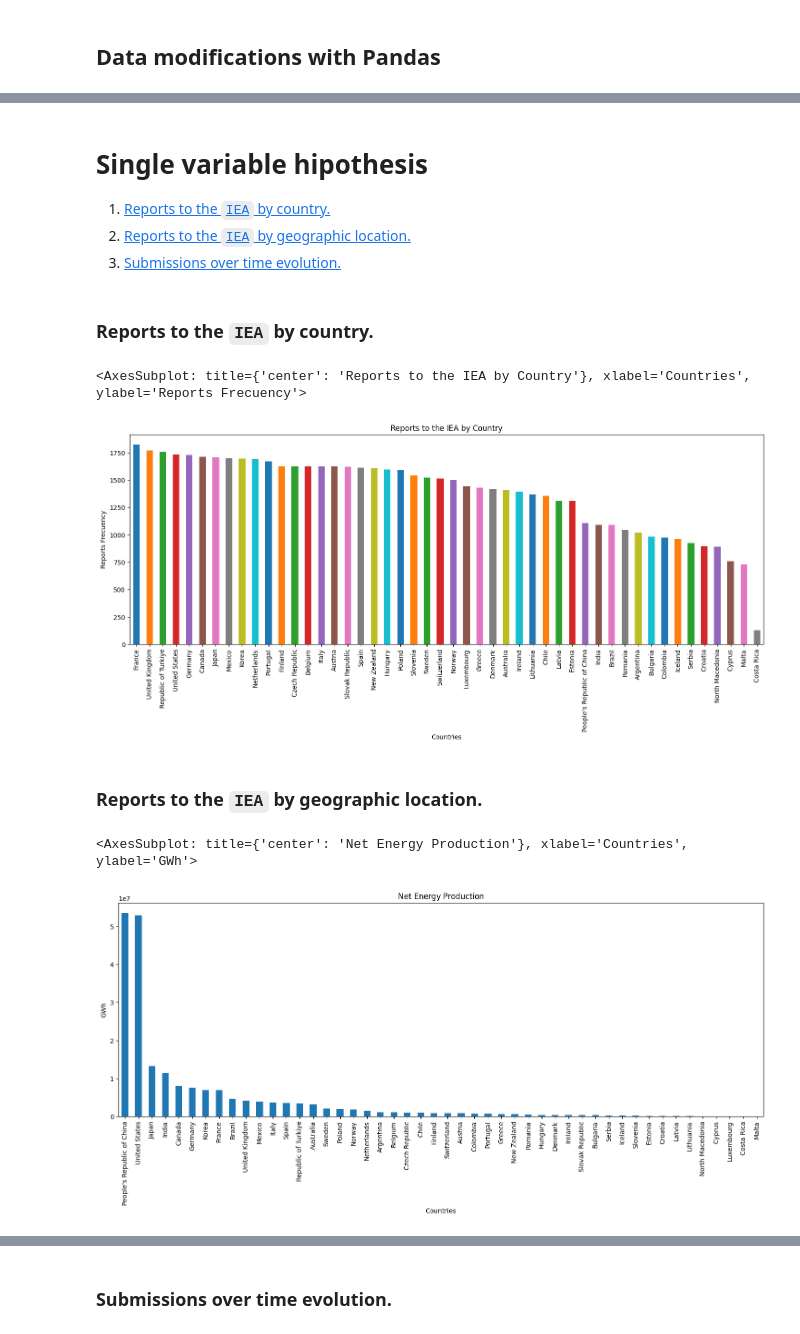
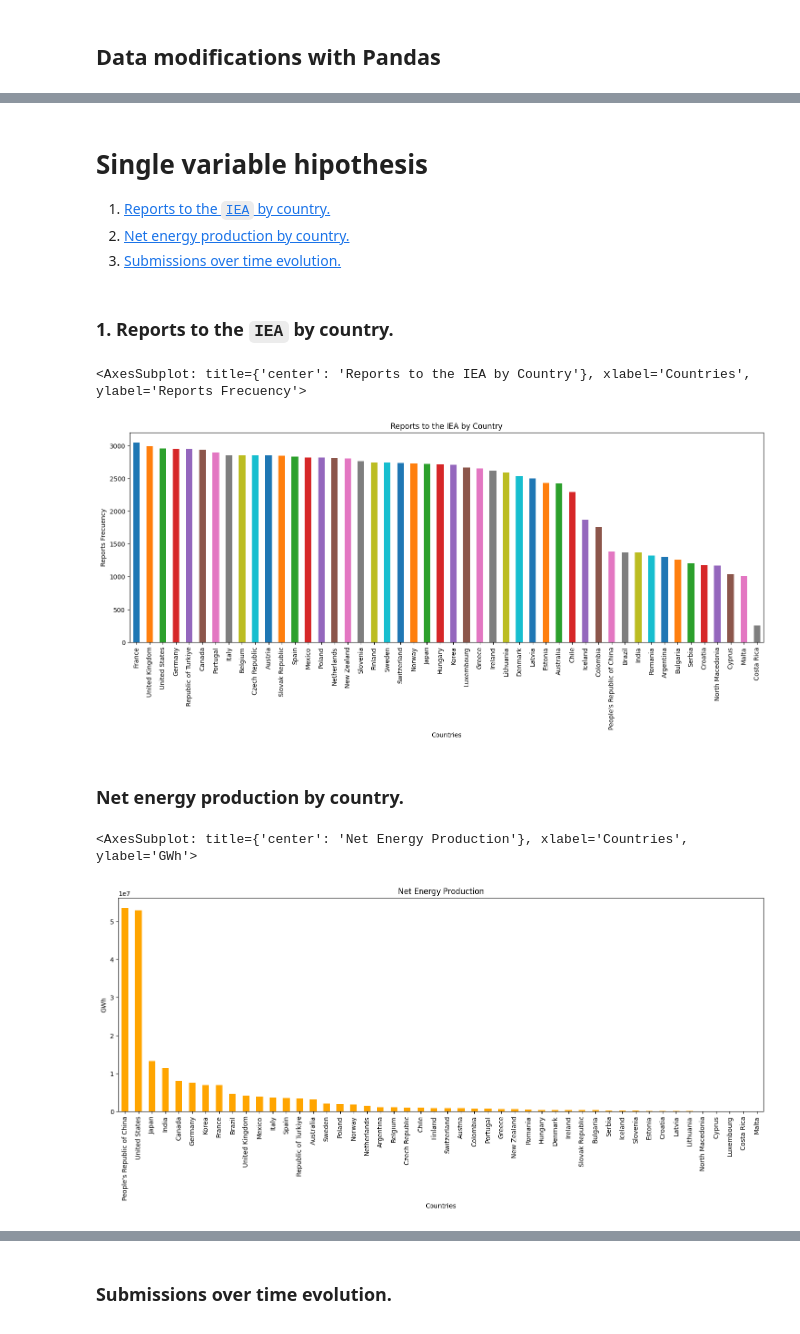
Before and after one commit to Guillermo-N/VisualizacionDeDatos, a Jupyter notebook: Visualizacion_exploratoria/MonthlyElectricityStatistics2.ipynb, the cells around one changed output, grey strips where cells are left out. Drawn from its saved outputs; the diff is of its cells as text; code cells hidden in the pictures.

```diff
--- a/Visualizacion_exploratoria/MonthlyElectricityStatistics2.ipynb
+++ b/Visualizacion_exploratoria/MonthlyElectricityStatistics2.ipynb
@@ -110,14 +111,14 @@ raw_df.describe().apply(lambda s: s.apply('{0:.2f}'.format))
 # Copy the dataframe to our new dataframe varible, so this cell can be rerunned with out problems.
 df = raw_df
 # Selecting only the data related with Electricity Production for all the avaliable entries.
-df = df[df['Balance'] == 'Net Electricity Production']
+#df = df[df['Balance'] == 'Net Electricity Production']
 # Passing Time to a Pandas user friendly time format.
 df['Time'] = pd.to_datetime(df['Time'])
 # Droping unnecesary columns.
-df = df.drop(['Unit', 'Balance'], axis=1)
+#df = df.drop(['Unit', 'Balance'], axis=1)
 # Removing unwanted Countries from our dataset.
-df = df[df['Country'].isin(['OECD Americas', 'OECD Asia Oceania','OECD Europe', 'OECD Total', 'IEA Total']) == False]
+#df = df[df['Country'].isin(['OECD Americas', 'OECD Asia Oceania','OECD Europe', 'OECD Total', 'IEA Total']) == False]
 # Removing unwanted Products.
-df = df[df['Product'].isin(['Electricity', 'Total Combustible Fuels','Total Renewables (Geo, Solar, Wind, Other)']) == False]
+#df = df[df['Product'].isin(['Electricity', 'Total Combustible Fuels','Total Renewables (Geo, Solar, Wind, Other)']) == False]
 df.head()
 # %% [output]
@@ -136,12 +132,15 @@ See the caveats in the documentation: https://pandas.pydata.org/pandas-docs/stab
 # Single variable hipothesis
 
 1.   [Reports to the `IEA` by country.](#reports-to-the-iea-by-country)
-2.   [Reports to the `IEA` by geographic location.](#reports-to-the-iea-by-geographic-location)
+2.   [Net energy production by country.](#net-energy-production-by-country)
 3.   [Submissions over time evolution.](#submissions-over-time-evolution)
 # %% [markdown]
-### Reports to the `IEA` by country.
+### 1. Reports to the `IEA` by country.
 # %%
-df['Country'].value_counts().plot.bar(figsize=(18, 6),
+# Removing unwanted Countries from our dataset.
+df_reports_per_country = df[df['Country'].isin(['OECD Americas', 'OECD Asia Oceania','OECD Europe', 'OECD Total', 'IEA Total']) == False]
+
+df_reports_per_country['Country'].value_counts().plot.bar(figsize=(18, 6),
     xlabel = "Countries",
     ylabel = "Reports Frecuency",
     title='Reports to the IEA by Country',
@@ -149,16 +148,22 @@ df['Country'].value_counts().plot.bar(figsize=(18, 6),
 )
 # %% [output]
 <AxesSubplot: title={'center': 'Reports to the IEA by Country'}, xlabel='Countries', ylabel='Reports Frecuency'>
-[figure, old version]
+[figure, new version]
-# %% [markdown]
-### Reports to the `IEA` by geographic location.
+# %% [markdown]
+### Net energy production by country.
 # %%
-df.groupby('Country').sum('Value').sort_values('Value', ascending=False).plot.bar(figsize=(18, 6),
+# Removing unwanted Countries from our dataset.
+df_2 = df[df['Country'].isin(['OECD Americas', 'OECD Asia Oceania','OECD Europe', 'OECD Total', 'IEA Total']) == False]
+# Removing unwanted Products.
+df_2 = df_2[df_2['Product'].isin(['Electricity', 'Total Combustible Fuels','Total Renewables (Geo, Solar, Wind, Other)']) == False]
+
+df_2.groupby('Country').sum('Value').sort_values('Value', ascending=False).plot.bar(figsize=(18, 6),
     xlabel = "Countries",
     ylabel = "GWh",
     title='Net Energy Production',
-    legend = False
+    color = "orange",
+    legend = False,
 )
 # %% [output]
 <AxesSubplot: title={'center': 'Net Energy Production'}, xlabel='Countries', ylabel='GWh'>
-[figure, old version]
+[figure, new version]
```
Also changed, not shown: parts of 15 cells of this notebook, 1 other file.
